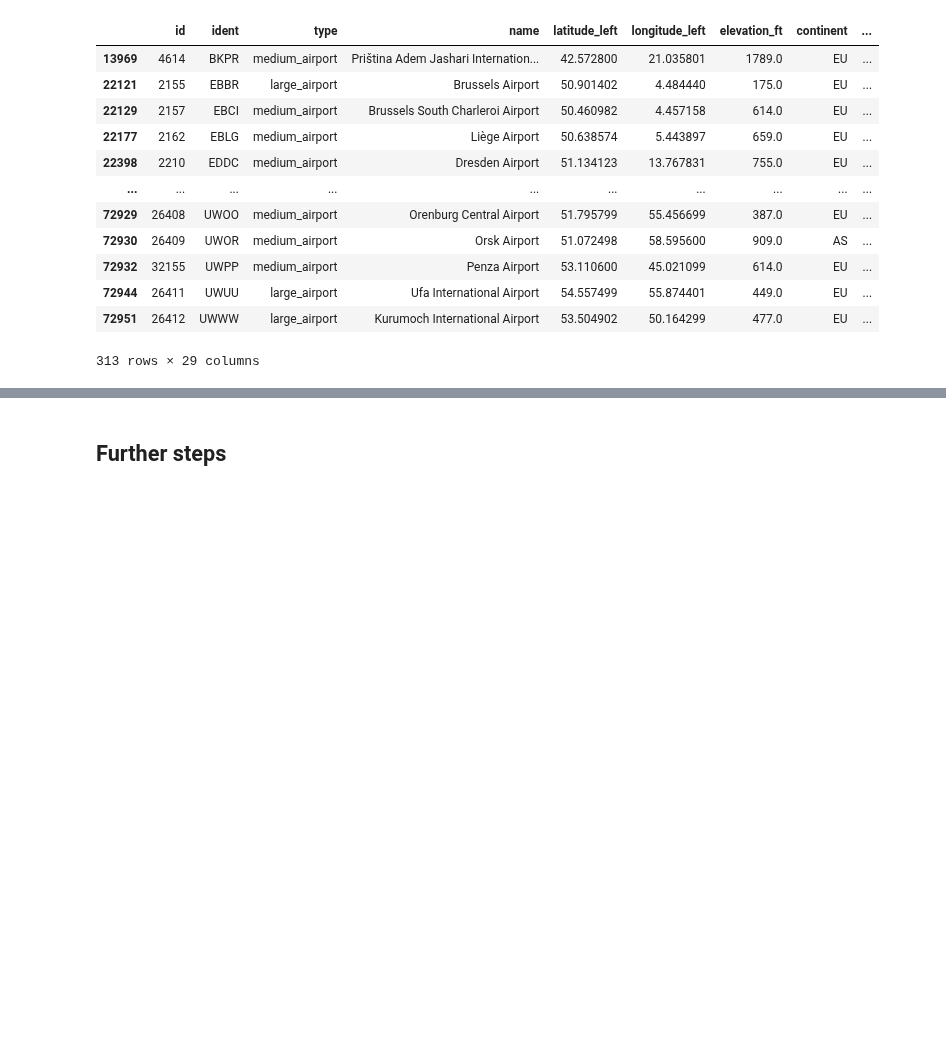
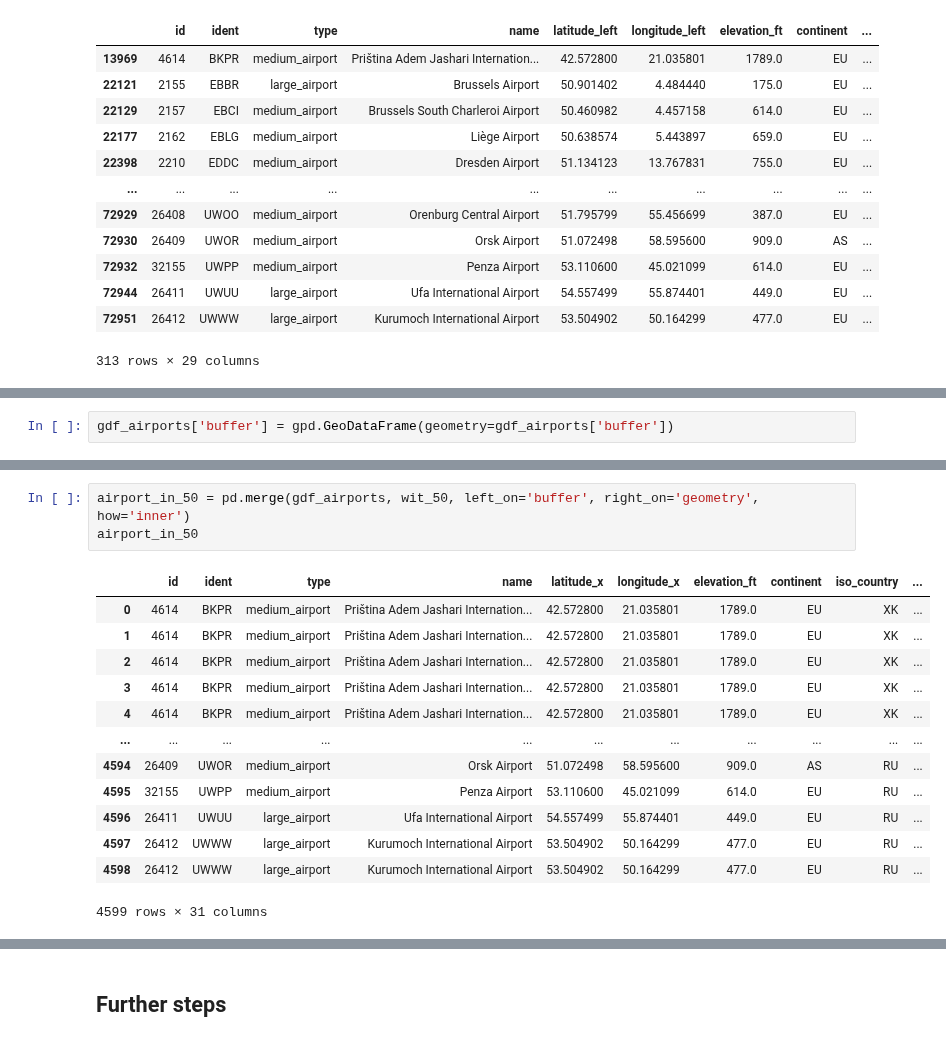
Before and after one commit to RabDou44/DOPP_group18, a Jupyter notebook: final notebook/comparing_train_airport_cities.ipynb, the cells around one changed output, grey strips where cells are left out. Saved outputs shown, nothing was run; the diff lists cells and outputs as text; blank space fills up the shorter version.

```diff
--- a/final notebook/comparing_train_airport_cities.ipynb
+++ b/final notebook/comparing_train_airport_cities.ipynb
@@ -937,0 +955,2 @@ within_50
+# %%
+gdf_airports['buffer'] = gpd.GeoDataFrame(geometry=gdf_airports['buffer'])
@@ -937,0 +1006,17 @@ within_50
+# %%
+airport_in_50 = pd.merge(gdf_airports, wit_50, left_on='buffer', right_on='geometry', how='inner')
+airport_in_50
+# %% [output]
+|  | id | ident | type | name | latitude_x | longitude_x | elevation_ft | continent | iso_country | ... |
+| 0 | 4614 | BKPR | medium_airport | Priština Adem Jashari Internation... | 42.572800 | 21.035801 | 1789.0 | EU | XK | ... |
+| 1 | 4614 | BKPR | medium_airport | Priština Adem Jashari Internation... | 42.572800 | 21.035801 | 1789.0 | EU | XK | ... |
+| 2 | 4614 | BKPR | medium_airport | Priština Adem Jashari Internation... | 42.572800 | 21.035801 | 1789.0 | EU | XK | ... |
+| 3 | 4614 | BKPR | medium_airport | Priština Adem Jashari Internation... | 42.572800 | 21.035801 | 1789.0 | EU | XK | ... |
+| 4 | 4614 | BKPR | medium_airport | Priština Adem Jashari Internation... | 42.572800 | 21.035801 | 1789.0 | EU | XK | ... |
+| ... | ... | ... | ... | ... | ... | ... | ... | ... | ... | ... |
+| 4594 | 26409 | UWOR | medium_airport | Orsk Airport | 51.072498 | 58.595600 | 909.0 | AS | RU | ... |
+| 4595 | 32155 | UWPP | medium_airport | Penza Airport | 53.110600 | 45.021099 | 614.0 | EU | RU | ... |
+| 4596 | 26411 | UWUU | large_airport | Ufa International Airport | 54.557499 | 55.874401 | 449.0 | EU | RU | ... |
+| 4597 | 26412 | UWWW | large_airport | Kurumoch International Airport | 53.504902 | 50.164299 | 477.0 | EU | RU | ... |
+| 4598 | 26412 | UWWW | large_airport | Kurumoch International Airport | 53.504902 | 50.164299 | 477.0 | EU | RU | ... |
+4599 rows × 31 columns
```
Also changed, not shown: parts of 23 cells of this notebook, 1 other file.
